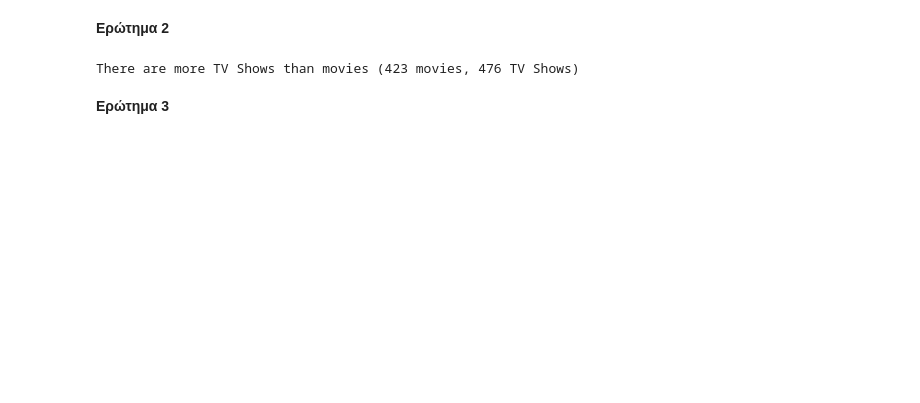
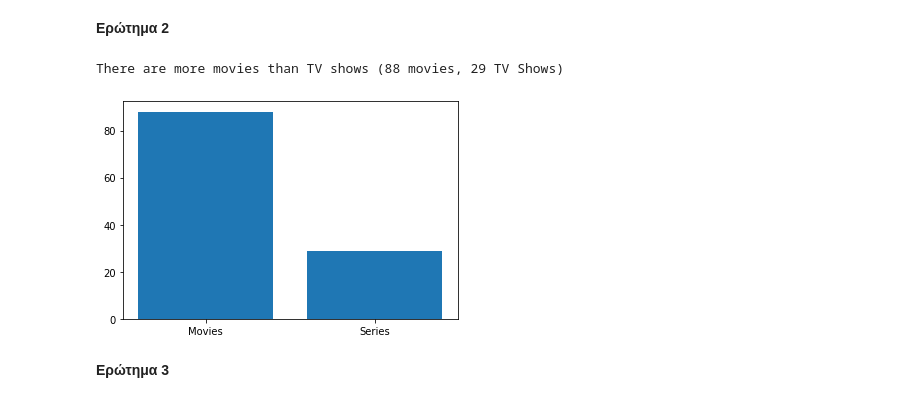
Before and after one commit to d-maniatakos/data-mining-assignment1, a Jupyter notebook: data_mining_assignment1.ipynb, the cells around one changed output. Saved outputs shown, nothing was run; the diff lists cells and outputs as text; code cells hidden in the pictures; blank space fills up the shorter version.

```diff
--- a/data_mining_assignment1.ipynb
+++ b/data_mining_assignment1.ipynb
@@ -32,11 +41,13 @@ There are more movies than TV shows (5377 movies, 2410 TV Shows)
 **Ερώτημα 2**
 # %%
 def recentNetflixData(df, year):
-  return netflix_data[netflix_data['release_year'] > year].reset_index()
+  df2 = df[df['date_added'].notnull()]
+  return df2[df2['date_added'].str.split(', ', expand=True)[1].astype(int) > year].reset_index()
 
-print_most_popular_type(recentNetflixData(netflix_data, 2019))
+print_most_popular_type(recentNetflixData(netflix_data, 2020))
 # %% [output]
-There are more TV Shows than movies (423 movies, 476 TV Shows)
+There are more movies than TV shows (88 movies, 29 TV Shows)
+[figure, added]
 # %% [markdown]
 **Ερώτημα 3**
 # %%
```
Also changed, not shown: parts of 6 cells of this notebook.
